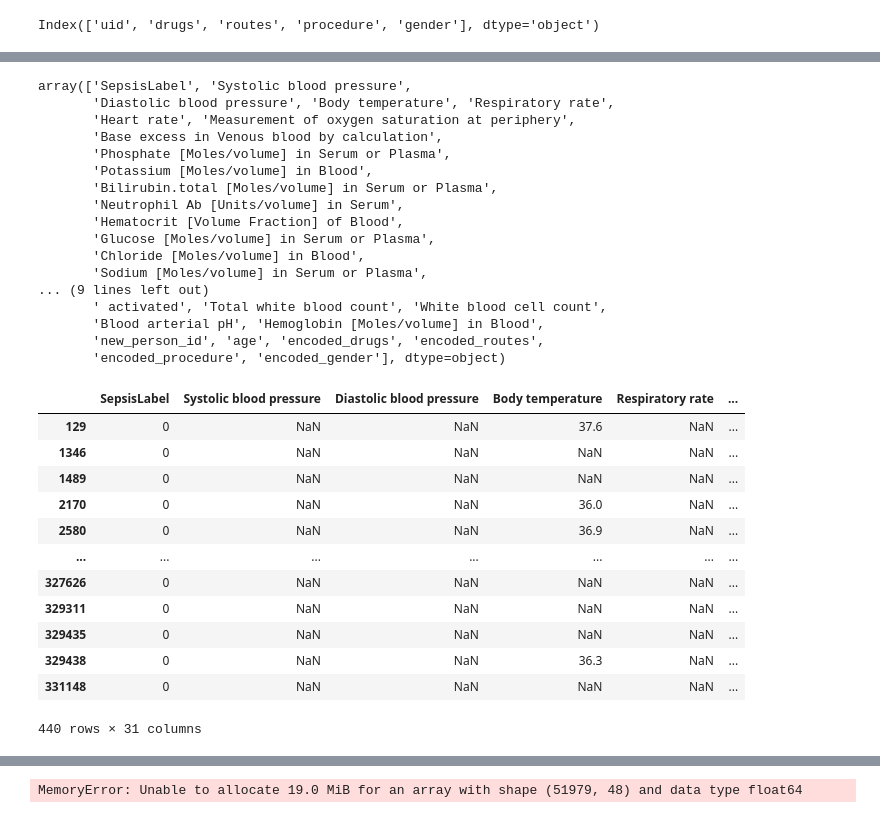
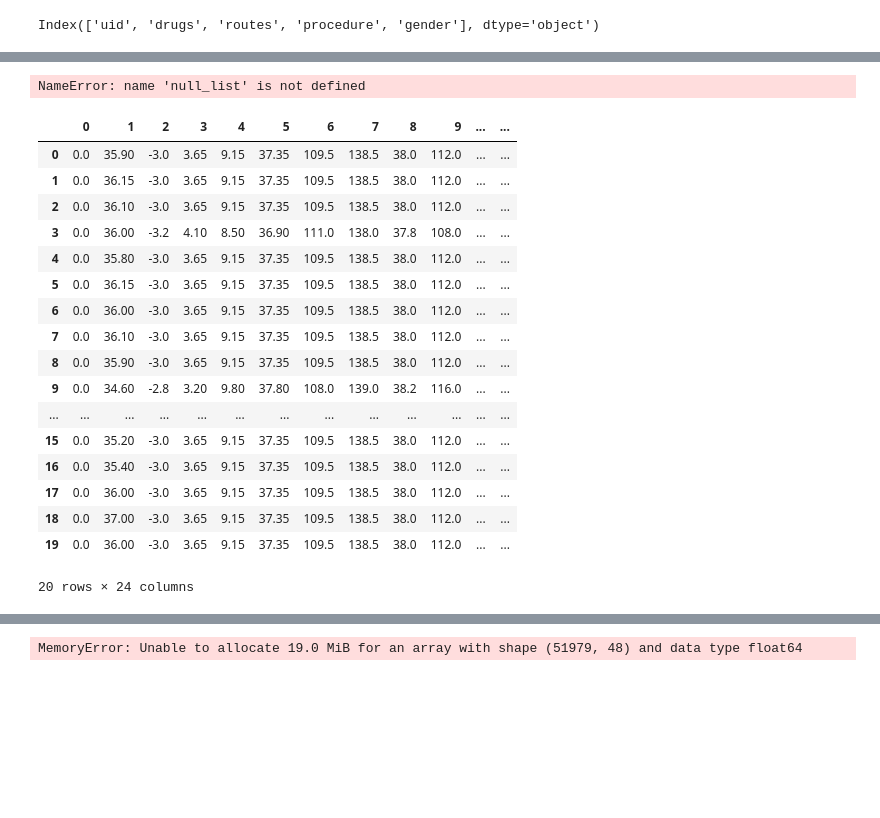
Before and after one commit to carseys/pediatric-sepsis-ml-kaggle, a Jupyter notebook: sepsis-data-preprocessing.ipynb, the cells around one changed output, grey strips where cells are left out. Cells and saved outputs as stored; diff of their text form; code cells hidden in the pictures; blank space fills up the shorter version.

```diff
--- a/sepsis-data-preprocessing.ipynb
+++ b/sepsis-data-preprocessing.ipynb
@@ -454,6 +454,7 @@ def process_data(data_type: str, load_tables: str):
         factors = pd.merge(left=training_data['measurement_meds_train'], right=training_data['measurement_lab_train'],how='outer',on='uid')
         factors = pd.merge(left=factors, right=training_data['drugsexposure_train'],how='outer',on='uid')
         factors = pd.merge(left=factors, right=training_data['proceduresoccurrences_train'],how='outer',on='uid')
+        factors = pd.merge(left=factors, right=training_data['devices_train'],how='outer',on='uid')
         # factors = pd.merge(left=factors, right=training_data['person_demographics_episode_train'], how='outer',on='visit_occurrence_id')
         factors = pd.merge(left=training_data['SepsisLabel_train'],right=factors,how='left',on='uid')
         factors.to_csv(f'./processed_data/factors_train.csv')
@@ -483,6 +484,7 @@ def process_data(data_type: str, load_tables: str):
 
         factors = pd.merge(left=testing_data['measurement_meds_test'], right=testing_data['measurement_lab_test'],how='outer',on='uid')
         factors = pd.merge(left=factors, right=testing_data['drugsexposure_test'],how='outer',on='uid')
+        factors = pd.merge(left=factors, right=training_data['devices_train'],how='outer',on='uid')
         # factors = pd.merge(left=factors, right=testing_data['person_demographics_episode_test'], how='outer',on='visit_occurrence_id')
         factors = pd.merge(left=testing_data['SepsisLabel_test'],right=factors,how='left',on='uid')
         factors.to_csv(f'./processed_data/factors_test.csv')
@@ -732,20 +774,0 @@ Index([], dtype='object')
-# %%
-data_factors_3.columns.values
-# %% [output]
-array(['SepsisLabel', 'Systolic blood pressure',
-       'Diastolic blood pressure', 'Body temperature', 'Respiratory rate',
-       'Heart rate', 'Measurement of oxygen saturation at periphery',
-       'Base excess in Venous blood by calculation',
-       'Phosphate [Moles/volume] in Serum or Plasma',
-       'Potassium [Moles/volume] in Blood',
-       'Bilirubin.total [Moles/volume] in Serum or Plasma',
-       'Neutrophil Ab [Units/volume] in Serum',
-       'Hematocrit [Volume Fraction] of Blood',
-       'Glucose [Moles/volume] in Serum or Plasma',
-       'Chloride [Moles/volume] in Blood',
-       'Sodium [Moles/volume] in Serum or Plasma',
-... (9 lines left out)
-       ' activated', 'Total white blood count', 'White blood cell count',
-       'Blood arterial pH', 'Hemoglobin [Moles/volume] in Blood',
-       'new_person_id', 'age', 'encoded_drugs', 'encoded_routes',
-       'encoded_procedure', 'encoded_gender'], dtype=object)
@@ -751,0 +847,41 @@ array(['SepsisLabel', 'Systolic blood pressure',
+# %%
+imputed_factors = personal_imputation(data_factors_3)
+# %% [output]
+NameError: name 'null_list' is not defined
+# %%
+test = data_factors_3[data_factors_3['new_person_id']==3672059]
+listed = list(test.loc[:,test.count() != 0].columns)
+to_imp = test.loc[:,listed]
+# %%
+test = data_factors_3[data_factors_3['new_person_id']==3672059]
+to_imp = test.loc[:,listed]
+imp_test = KNNImputer(n_neighbors=2)
+imp_test.fit(X = to_imp)
+imped = imp_test.transform(X = to_imp)
+dfed = pd.DataFrame(imped)
+
+reimp_test = KNNImputer(n_neighbors=5)
+reimp_test.fit(X = to_imp)
+reimpted = reimp_test.transform(X = to_imp)
+redfed = pd.DataFrame(reimpted)
+
+dfed
+# %% [output]
+|  | 0 | 1 | 2 | 3 | 4 | 5 | 6 | 7 | 8 | 9 | ... | ... |
+| 0 | 0.0 | 35.90 | -3.0 | 3.65 | 9.15 | 37.35 | 109.5 | 138.5 | 38.0 | 112.0 | ... | ... |
+| 1 | 0.0 | 36.15 | -3.0 | 3.65 | 9.15 | 37.35 | 109.5 | 138.5 | 38.0 | 112.0 | ... | ... |
+| 2 | 0.0 | 36.10 | -3.0 | 3.65 | 9.15 | 37.35 | 109.5 | 138.5 | 38.0 | 112.0 | ... | ... |
+| 3 | 0.0 | 36.00 | -3.2 | 4.10 | 8.50 | 36.90 | 111.0 | 138.0 | 37.8 | 108.0 | ... | ... |
+| 4 | 0.0 | 35.80 | -3.0 | 3.65 | 9.15 | 37.35 | 109.5 | 138.5 | 38.0 | 112.0 | ... | ... |
+| 5 | 0.0 | 36.15 | -3.0 | 3.65 | 9.15 | 37.35 | 109.5 | 138.5 | 38.0 | 112.0 | ... | ... |
+| 6 | 0.0 | 36.00 | -3.0 | 3.65 | 9.15 | 37.35 | 109.5 | 138.5 | 38.0 | 112.0 | ... | ... |
+| 7 | 0.0 | 36.10 | -3.0 | 3.65 | 9.15 | 37.35 | 109.5 | 138.5 | 38.0 | 112.0 | ... | ... |
+| 8 | 0.0 | 35.90 | -3.0 | 3.65 | 9.15 | 37.35 | 109.5 | 138.5 | 38.0 | 112.0 | ... | ... |
+| 9 | 0.0 | 34.60 | -2.8 | 3.20 | 9.80 | 37.80 | 108.0 | 139.0 | 38.2 | 116.0 | ... | ... |
+| ... | ... | ... | ... | ... | ... | ... | ... | ... | ... | ... | ... | ... |
+| 15 | 0.0 | 35.20 | -3.0 | 3.65 | 9.15 | 37.35 | 109.5 | 138.5 | 38.0 | 112.0 | ... | ... |
+| 16 | 0.0 | 35.40 | -3.0 | 3.65 | 9.15 | 37.35 | 109.5 | 138.5 | 38.0 | 112.0 | ... | ... |
+| 17 | 0.0 | 36.00 | -3.0 | 3.65 | 9.15 | 37.35 | 109.5 | 138.5 | 38.0 | 112.0 | ... | ... |
+| 18 | 0.0 | 37.00 | -3.0 | 3.65 | 9.15 | 37.35 | 109.5 | 138.5 | 38.0 | 112.0 | ... | ... |
+| 19 | 0.0 | 36.00 | -3.0 | 3.65 | 9.15 | 37.35 | 109.5 | 138.5 | 38.0 | 112.0 | ... | ... |
+20 rows × 24 columns
@@ -776,19 +942,3 @@ def format_for_modeling(df):
     formatted_data['person_id_test'] = person_id_test
 
     return formatted_data
-# %%
-data_factors_3[data_factors_3['new_person_id']==330745849]
-# %% [output]
-|  | SepsisLabel | Systolic blood pressure | Diastolic blood pressure | Body temperature | Respiratory rate | ... |
-| 129 | 0 | NaN | NaN | 37.6 | NaN | ... |
-| 1346 | 0 | NaN | NaN | NaN | NaN | ... |
-| 1489 | 0 | NaN | NaN | NaN | NaN | ... |
-| 2170 | 0 | NaN | NaN | 36.0 | NaN | ... |
-| 2580 | 0 | NaN | NaN | 36.9 | NaN | ... |
-| ... | ... | ... | ... | ... | ... | ... |
-| 327626 | 0 | NaN | NaN | NaN | NaN | ... |
-| 329311 | 0 | NaN | NaN | NaN | NaN | ... |
-| 329435 | 0 | NaN | NaN | NaN | NaN | ... |
-| 329438 | 0 | NaN | NaN | 36.3 | NaN | ... |
-| 331148 | 0 | NaN | NaN | NaN | NaN | ... |
-440 rows × 31 columns
```
Also changed, not shown: parts of 20 cells of this notebook.
